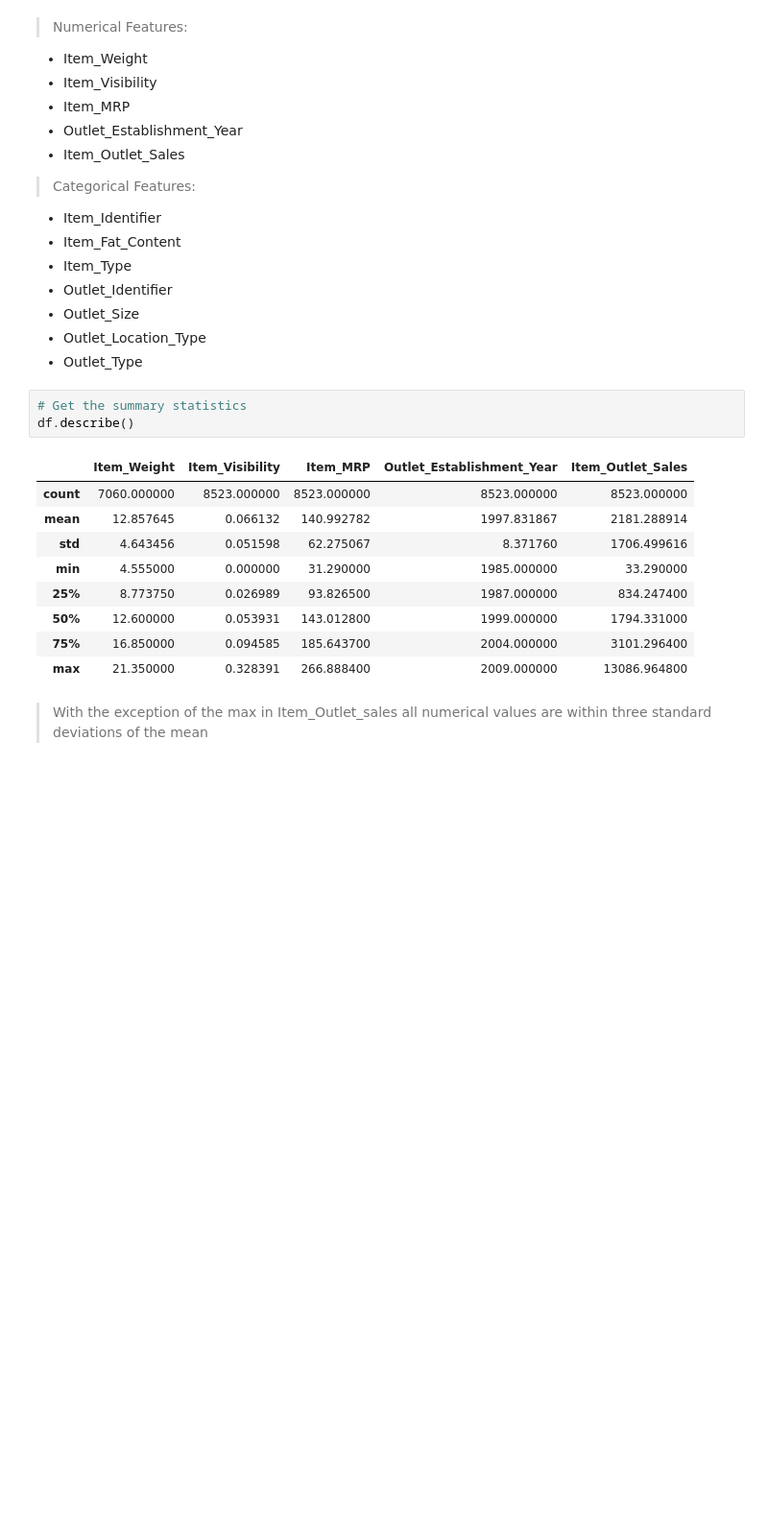
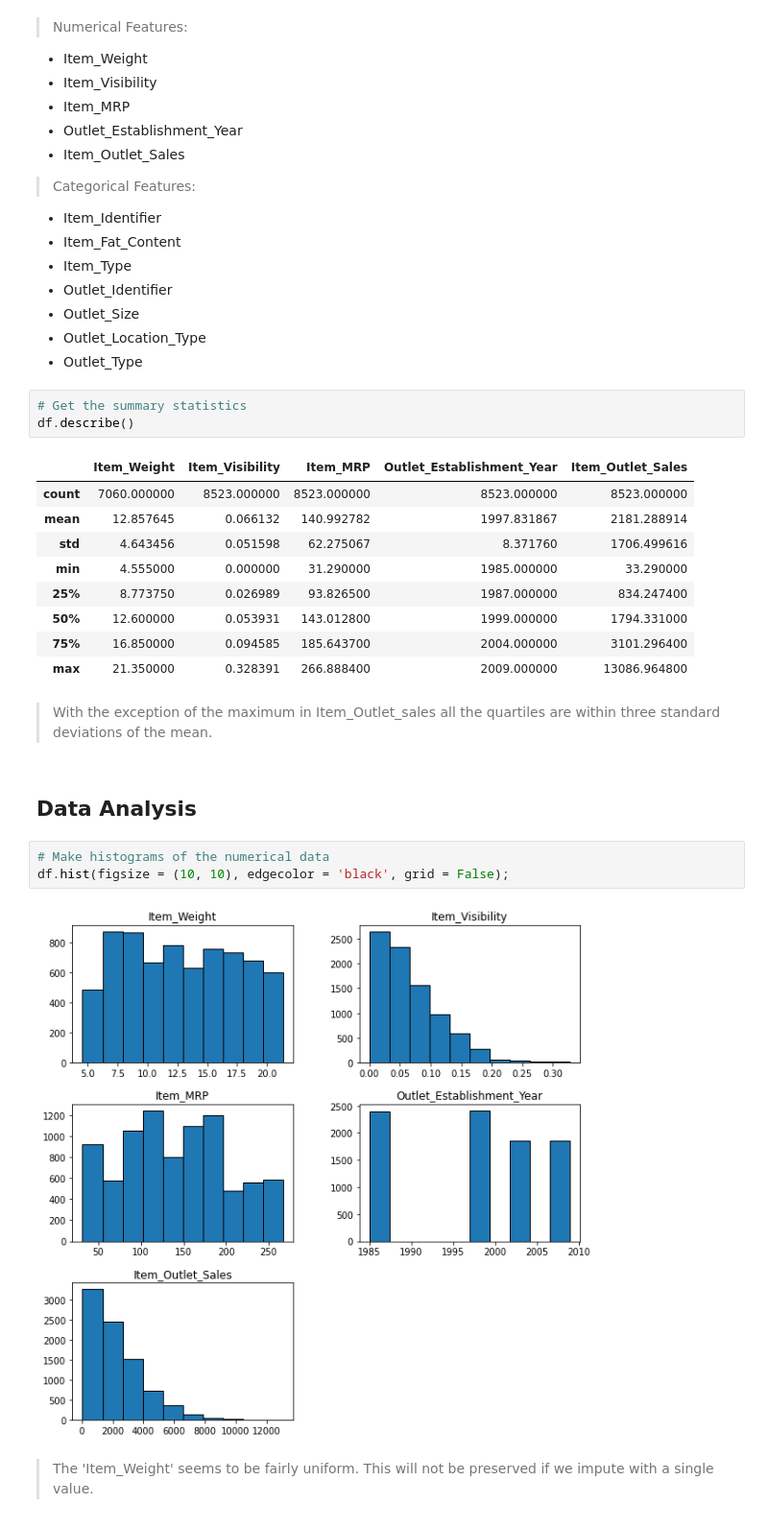
Before and after one commit to mvince33/food-sales-predictions, a Jupyter notebook: food_sales_prediction_final.ipynb, the cells around one changed output. Shown at 96% size. Drawn from its saved outputs; the diff is of its cells as text; blank space fills up the shorter version.

```diff
--- a/food_sales_prediction_final.ipynb
+++ b/food_sales_prediction_final.ipynb
@@ -163,4 +163,13 @@ df.describe()
 | 75% | 16.850000 | 0.094585 | 185.643700 | 2004.000000 | 3101.296400 |
 | max | 21.350000 | 0.328391 | 266.888400 | 2009.000000 | 13086.964800 |
 # %% [markdown]
-> With the exception of the max in Item_Outlet_sales all numerical values are within three standard deviations of the mean
+> With the exception of the maximum in Item_Outlet_sales all the quartiles are within three standard deviations of the mean.
+# %% [markdown]
+## Data Analysis
+# %%
+# Make histograms of the numerical data
+df.hist(figsize = (10, 10), edgecolor = 'black', grid = False);
+# %% [output]
+[figure, added]
+# %% [markdown]
+> The 'Item_Weight' seems to be fairly uniform. This will not be preserved if we impute with a single value.
```
Also changed, not shown: parts of 4 cells of this notebook.
